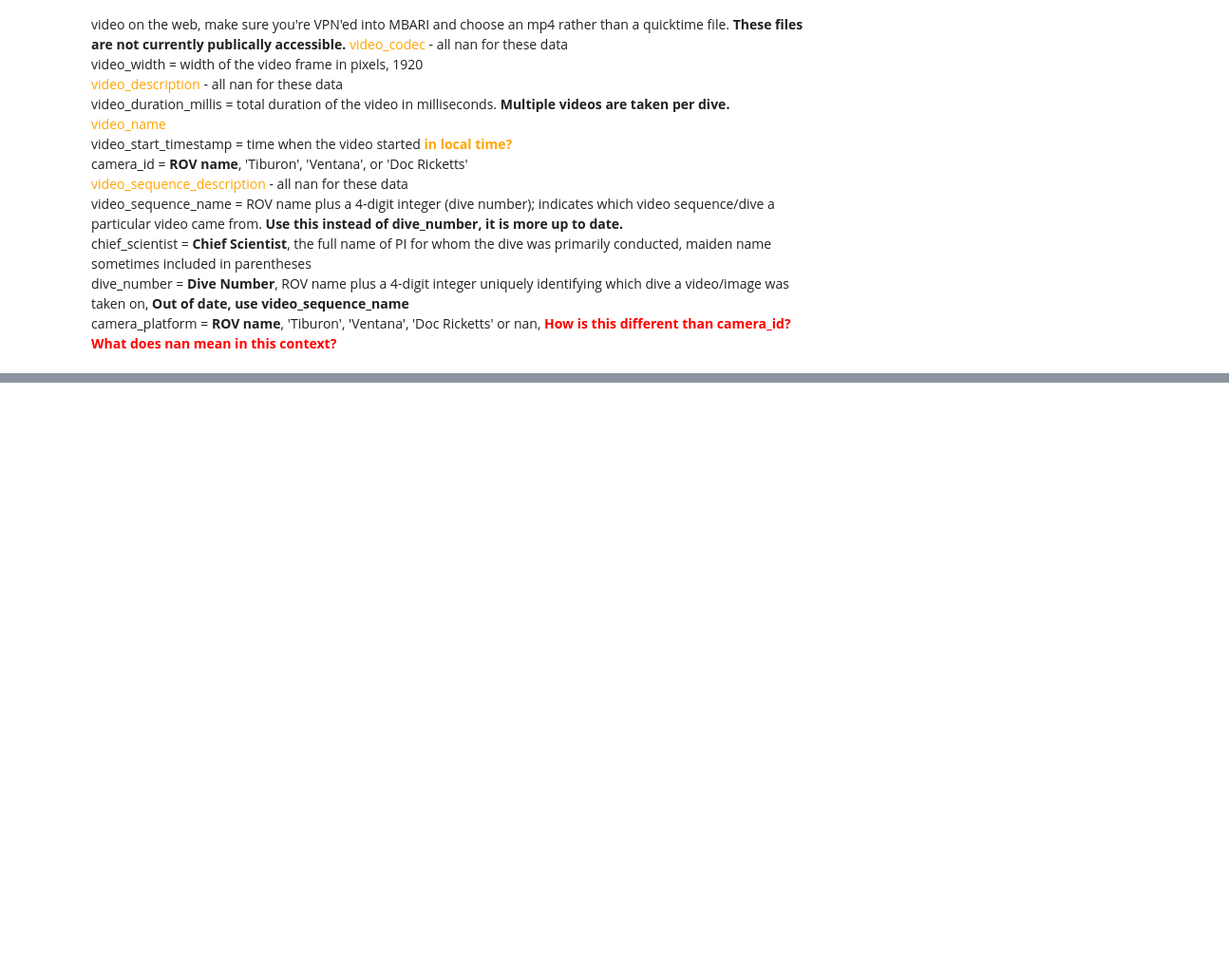
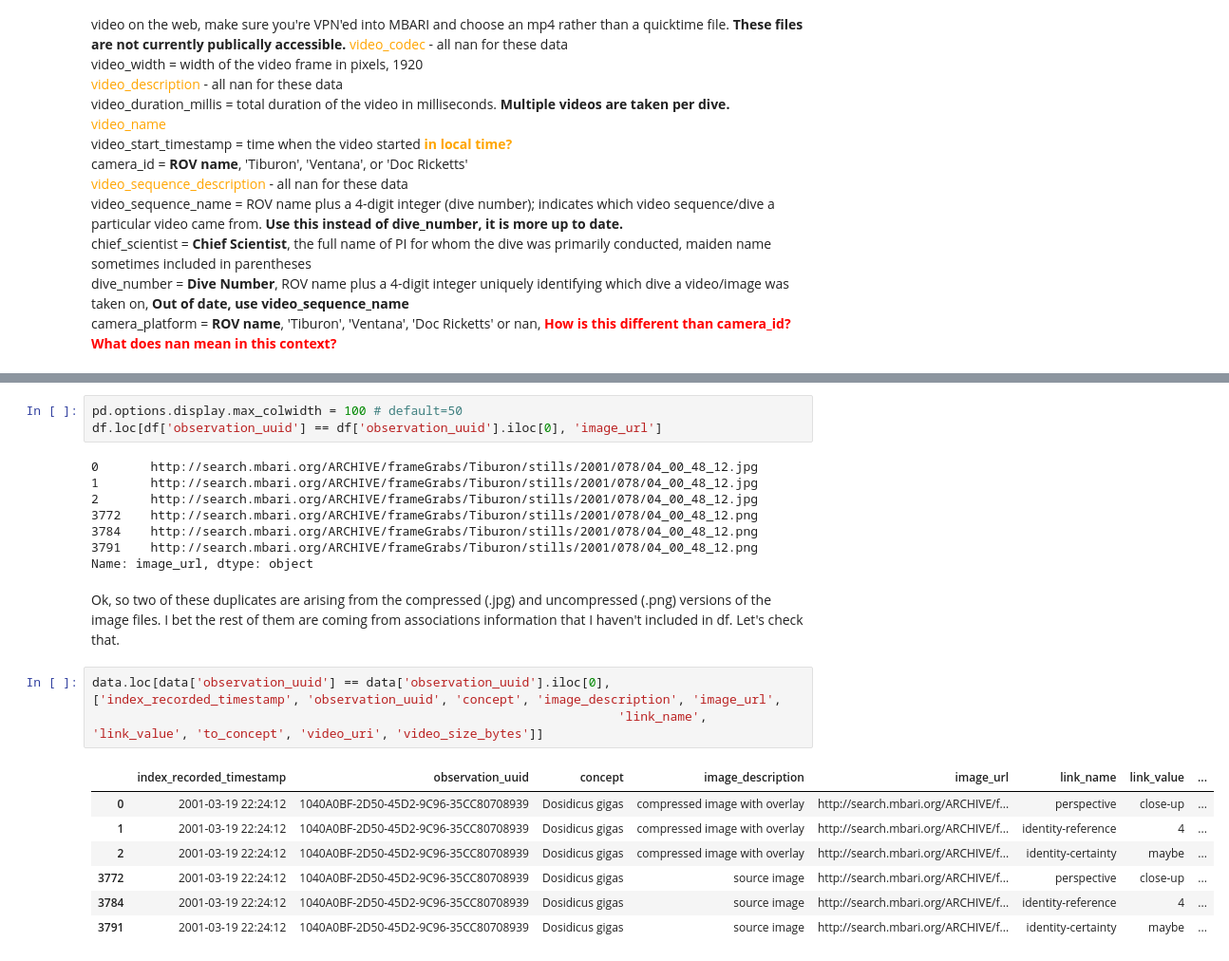
Before and after one commit to CeNCOOS/VARS, a Jupyter notebook: VARS_Dwc_conversion_200403.ipynb, the cells around one changed output, grey strips where cells are left out. Shown: that part at 95% size. Drawn from its saved outputs; the diff is of its cells as text; blank space fills up the shorter version.

```diff
--- a/VARS_Dwc_conversion_200403.ipynb
+++ b/VARS_Dwc_conversion_200403.ipynb
@@ -211,0 +184,24 @@ video_sequence_description - <span style="color:red">Pointer to other records th
+# %%
+pd.options.display.max_colwidth = 100 # default=50
+df.loc[df['observation_uuid'] == df['observation_uuid'].iloc[0], 'image_url']
+# %% [output]
+0       http://search.mbari.org/ARCHIVE/frameGrabs/Tiburon/stills/2001/078/04_00_48_12.jpg
+1       http://search.mbari.org/ARCHIVE/frameGrabs/Tiburon/stills/2001/078/04_00_48_12.jpg
+2       http://search.mbari.org/ARCHIVE/frameGrabs/Tiburon/stills/2001/078/04_00_48_12.jpg
+3772    http://search.mbari.org/ARCHIVE/frameGrabs/Tiburon/stills/2001/078/04_00_48_12.png
+3784    http://search.mbari.org/ARCHIVE/frameGrabs/Tiburon/stills/2001/078/04_00_48_12.png
+3791    http://search.mbari.org/ARCHIVE/frameGrabs/Tiburon/stills/2001/078/04_00_48_12.png
+Name: image_url, dtype: object
+# %% [markdown]
+Ok, so two of these duplicates are arising from the compressed (.jpg) and uncompressed (.png) versions of the image files. I bet the rest of them are coming from associations information that I haven't included in df. Let's check that.
+# %%
+data.loc[data['observation_uuid'] == data['observation_uuid'].iloc[0], ['index_recorded_timestamp', 'observation_uuid', 'concept', 'image_description', 'image_url',
+                                                                       'link_name', 'link_value', 'to_concept', 'video_uri', 'video_size_bytes']]
+# %% [output]
+|  | index_recorded_timestamp | observation_uuid | concept | image_description | image_url | link_name | link_value | ... |
+| 0 | 2001-03-19 22:24:12 | 1040A0BF-2D50-45D2-9C96-35CC80708939 | Dosidicus gigas | compressed image with overlay | http://search.mbari.org/ARCHIVE/f... | perspective | close-up | ... |
+| 1 | 2001-03-19 22:24:12 | 1040A0BF-2D50-45D2-9C96-35CC80708939 | Dosidicus gigas | compressed image with overlay | http://search.mbari.org/ARCHIVE/f... | identity-reference | 4 | ... |
+| 2 | 2001-03-19 22:24:12 | 1040A0BF-2D50-45D2-9C96-35CC80708939 | Dosidicus gigas | compressed image with overlay | http://search.mbari.org/ARCHIVE/f... | identity-certainty | maybe | ... |
+| 3772 | 2001-03-19 22:24:12 | 1040A0BF-2D50-45D2-9C96-35CC80708939 | Dosidicus gigas | source image | http://search.mbari.org/ARCHIVE/f... | perspective | close-up | ... |
+| 3784 | 2001-03-19 22:24:12 | 1040A0BF-2D50-45D2-9C96-35CC80708939 | Dosidicus gigas | source image | http://search.mbari.org/ARCHIVE/f... | identity-reference | 4 | ... |
+| 3791 | 2001-03-19 22:24:12 | 1040A0BF-2D50-45D2-9C96-35CC80708939 | Dosidicus gigas | source image | http://search.mbari.org/ARCHIVE/f... | identity-certainty | maybe | ... |
```
Also changed, not shown: parts of 38 cells of this notebook.
